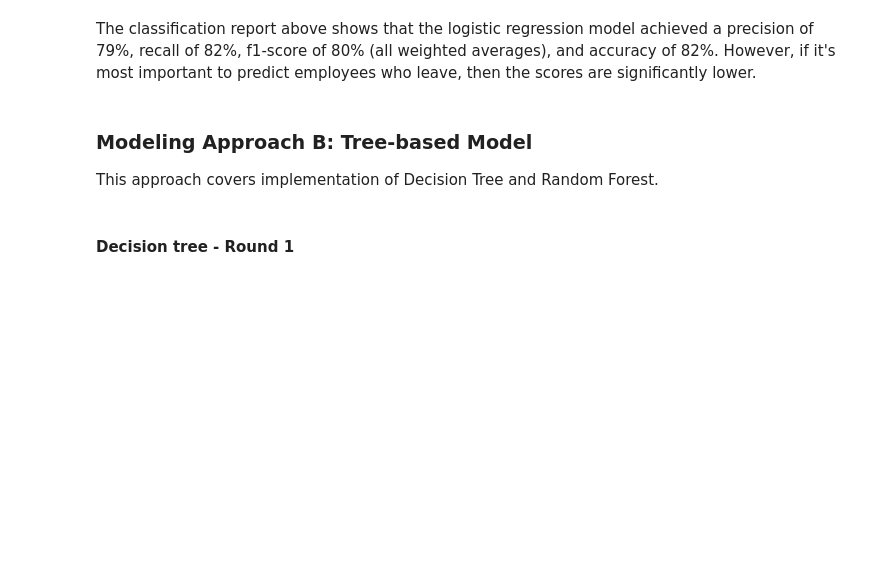
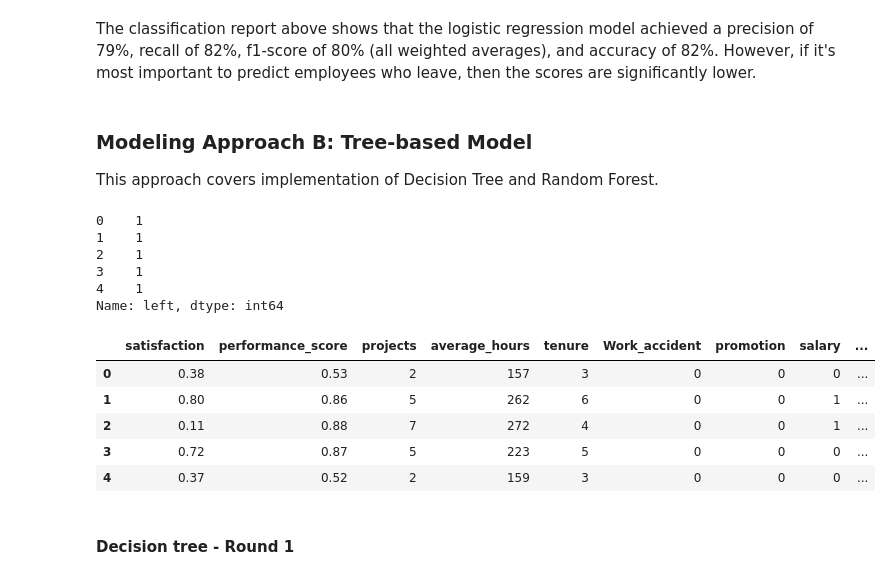
Before and after one commit to ajeronimoguerra/Case-Study-in-R---Amazon-BestBookselling-09-22, a Jupyter notebook: high-employee-turnover-rate.ipynb, the cells around one changed output. Saved outputs shown, nothing was run; the diff lists cells and outputs as text; code cells hidden in the pictures; blank space fills up the shorter version.

```diff
--- a/high-employee-turnover-rate.ipynb
+++ b/high-employee-turnover-rate.ipynb
@@ -715,3 +711,29 @@ The classification report above shows that the logistic regression model achieve
 # %% [markdown]
 ### Modeling Approach B: Tree-based Model
 This approach covers implementation of Decision Tree and Random Forest.
+# %%
+# Isolate the outcome variable
+y = df_enc['left']
+
+# Display the first few rows of `y`
+y.head()
+# %% [output]
+0    1
+1    1
+2    1
+3    1
+4    1
+Name: left, dtype: int64
+# %%
+# Select the features
+X = df_enc.drop('left', axis=1)
+
+# Display the first few rows of `X`
+X.head()
+# %% [output]
+|  | satisfaction | performance_score | projects | average_hours | tenure | Work_accident | promotion | salary | ... |
+| 0 | 0.38 | 0.53 | 2 | 157 | 3 | 0 | 0 | 0 | ... |
+| 1 | 0.80 | 0.86 | 5 | 262 | 6 | 0 | 0 | 1 | ... |
+| 2 | 0.11 | 0.88 | 7 | 272 | 4 | 0 | 0 | 1 | ... |
+| 3 | 0.72 | 0.87 | 5 | 223 | 5 | 0 | 0 | 0 | ... |
+| 4 | 0.37 | 0.52 | 2 | 159 | 3 | 0 | 0 | 0 | ... |
```
Also changed, not shown: parts of 34 cells of this notebook.
